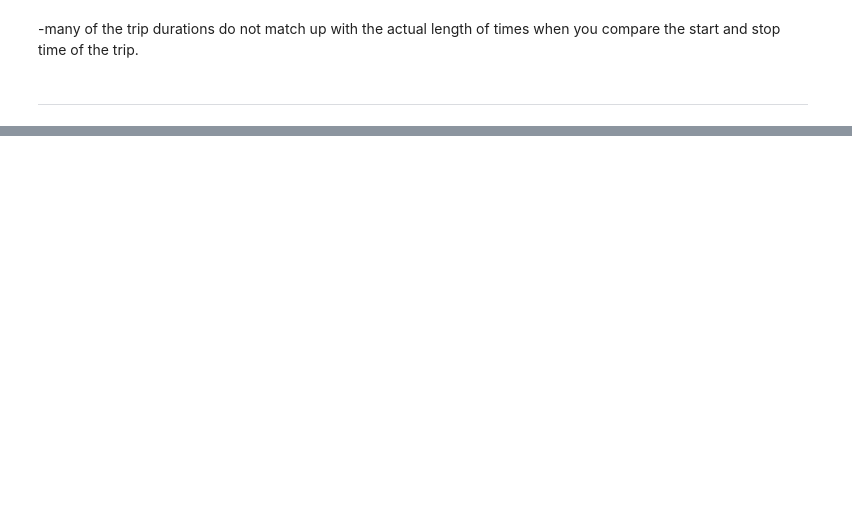
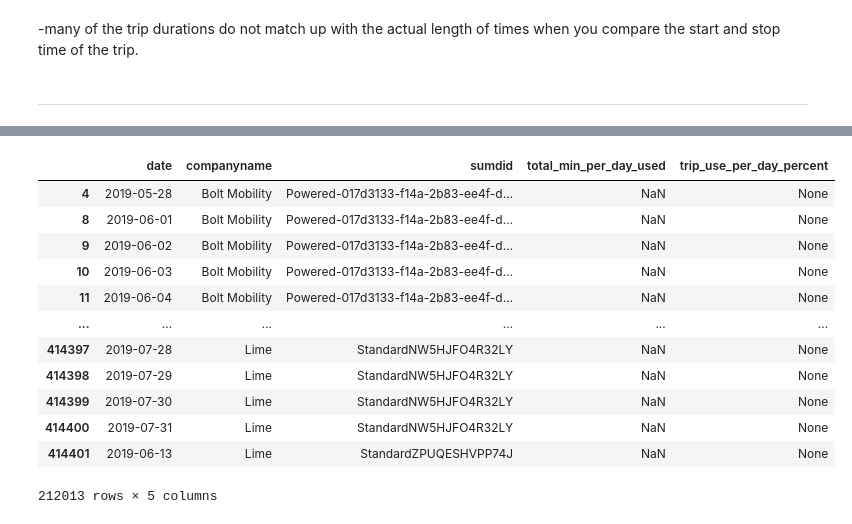
Before and after one commit to NSS-Full-Time-Data-Analytics-11/nashville-scooters-jazzy, a Jupyter notebook: Scooters.ipynb, the cells around one changed output, grey strips where cells are left out. Drawn from its saved outputs; the diff is of its cells as text; code cells hidden in the pictures; blank space fills up the shorter version.

```diff
--- a/Scooters.ipynb
+++ b/Scooters.ipynb
@@ -252,0 +283,17 @@ order by trip_use_per_day_percent
+# %%
+scooter_use_is_nan = scooter_use[scooter_use['total_min_per_day_used'].isna()]
+scooter_use_is_nan
+# %% [output]
+|  | date | companyname | sumdid | total_min_per_day_used | trip_use_per_day_percent |
+| 4 | 2019-05-28 | Bolt Mobility | Powered-017d3133-f14a-2b83-ee4f-d... | NaN | None |
+| 8 | 2019-06-01 | Bolt Mobility | Powered-017d3133-f14a-2b83-ee4f-d... | NaN | None |
+| 9 | 2019-06-02 | Bolt Mobility | Powered-017d3133-f14a-2b83-ee4f-d... | NaN | None |
+| 10 | 2019-06-03 | Bolt Mobility | Powered-017d3133-f14a-2b83-ee4f-d... | NaN | None |
+| 11 | 2019-06-04 | Bolt Mobility | Powered-017d3133-f14a-2b83-ee4f-d... | NaN | None |
+| ... | ... | ... | ... | ... | ... |
+| 414397 | 2019-07-28 | Lime | StandardNW5HJFO4R32LY | NaN | None |
+| 414398 | 2019-07-29 | Lime | StandardNW5HJFO4R32LY | NaN | None |
+| 414399 | 2019-07-30 | Lime | StandardNW5HJFO4R32LY | NaN | None |
+| 414400 | 2019-07-31 | Lime | StandardNW5HJFO4R32LY | NaN | None |
+| 414401 | 2019-06-13 | Lime | StandardZPUQESHVPP74J | NaN | None |
+212013 rows × 5 columns
```
Also changed, not shown: parts of 16 cells of this notebook, 1 other file.
